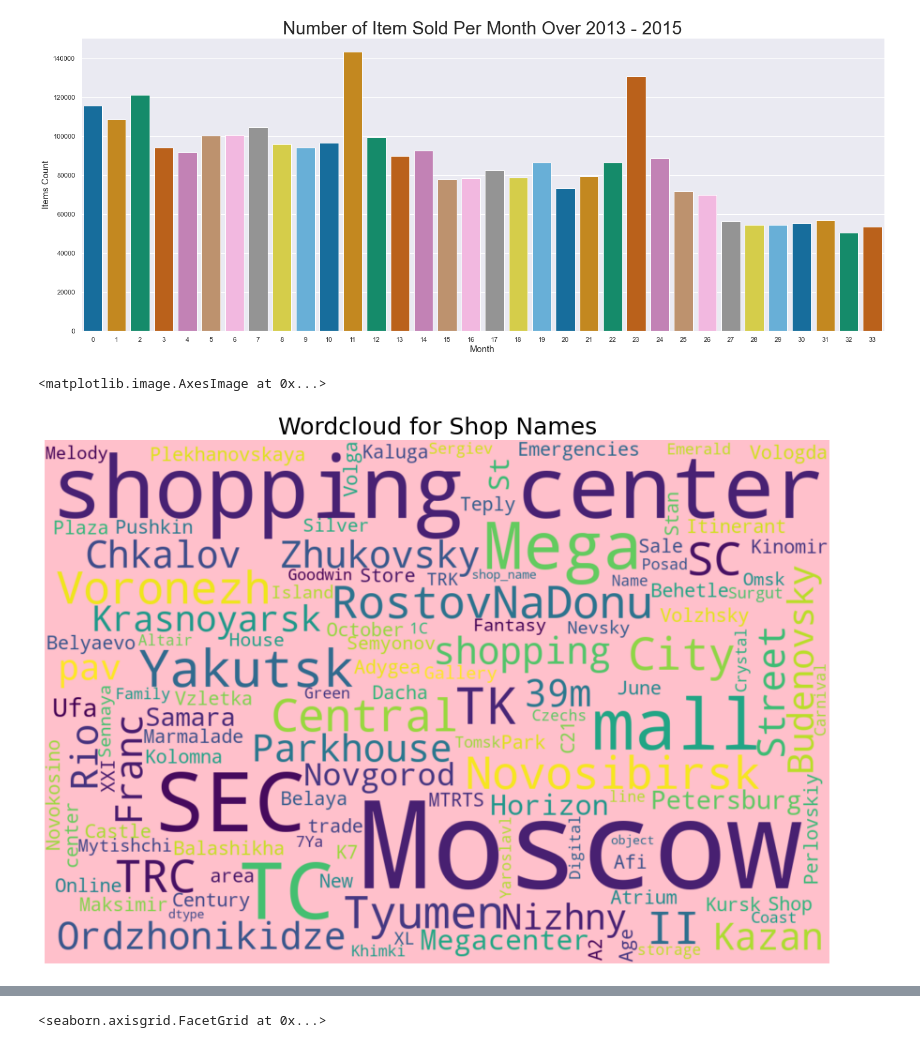
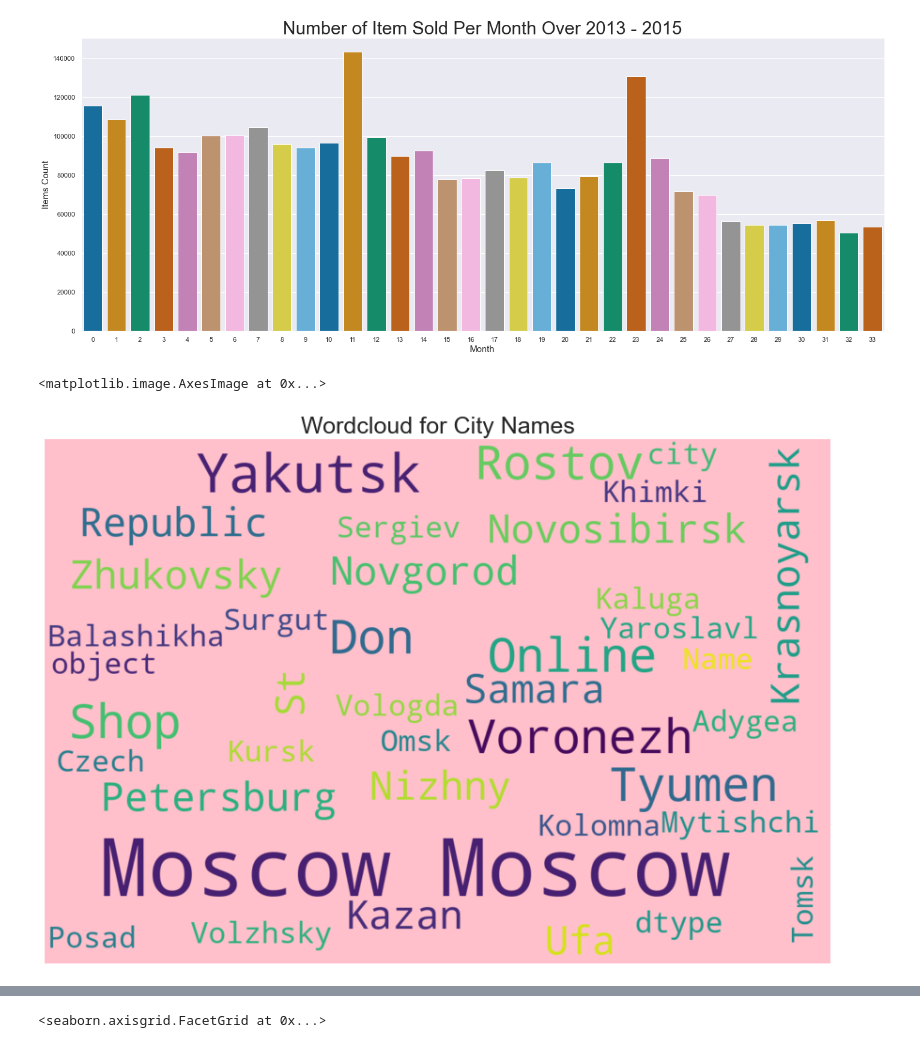
Before and after one commit to SabeehRaza-DS/FutureSales_Project, a Jupyter notebook: sales_prediction.ipynb, the cells around one changed output, grey strips where cells are left out. Saved outputs shown, nothing was run; the diff lists cells and outputs as text; code cells hidden in the pictures.

```diff
--- a/sales_prediction.ipynb
+++ b/sales_prediction.ipynb
@@ -552,0 +529,9 @@ sns.barplot(df_tr_data['item_cat'], df_tr_data['item_id'], palette = 'colorblind
+# %%
+sns.set(rc={'figure.figsize':(13.7,8.27)})
+
+sns.pointplot(data=df_tr_data, x='WEEKDAY', y='item_cnt_day', hue='year', estimator = sum)
+
+plt.title('Weekly Sales',fontsize=25)
+plt.ylabel('# of Items',fontsize=20)
+plt.xlabel('Weekday',fontsize=20)
+plt.tick_params(labelsize=13)
@@ -571,23 +561,23 @@ plt.show()
 # %%
 from wordcloud import WordCloud
 from wordcloud import STOPWORDS
 
 plt.rcParams['figure.figsize'] = (15, 12)
 stopwords = set(STOPWORDS)
 wordcloud = WordCloud(background_color = 'pink',
                       max_words = 200,
                       stopwords = stopwords,
                      width = 1200,
                      height = 800,
-                     random_state = 42).generate(str(df_sh['shop_name']))
+                     random_state = 42).generate(str(df_sh['city']))
 
 
-plt.title('Wordcloud for Shop Names', fontsize = 25)
+plt.title('Wordcloud for City Names', fontsize = 25)
 plt.axis('off')
 plt.imshow(wordcloud, interpolation = 'bilinear')
 # %% [output]
 <matplotlib.image.AxesImage at 0x...>
-[figure, old version]
+[figure, new version]
 # %%
 stopwords = set(STOPWORDS)
 wordcloud = WordCloud(background_color = 'lightyellow',
```
Also changed, not shown: parts of 12 cells of this notebook, 1 other file.
